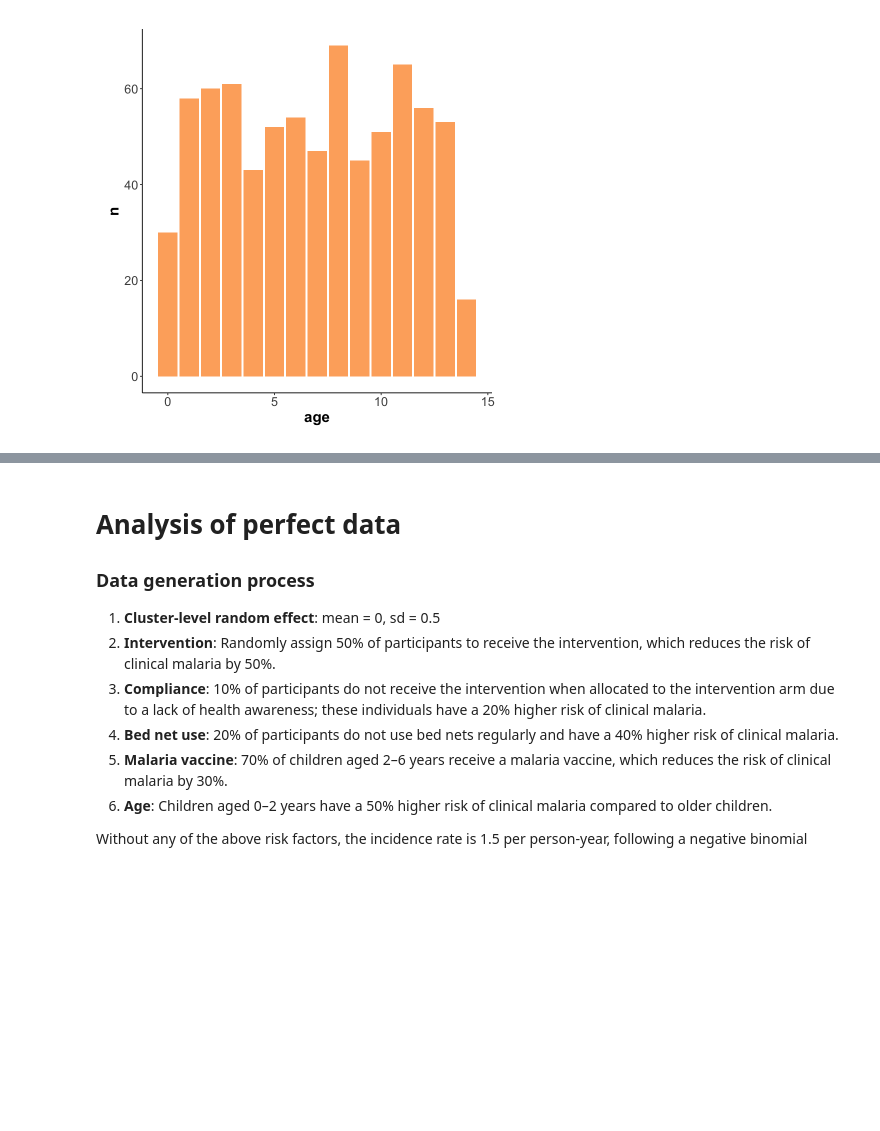
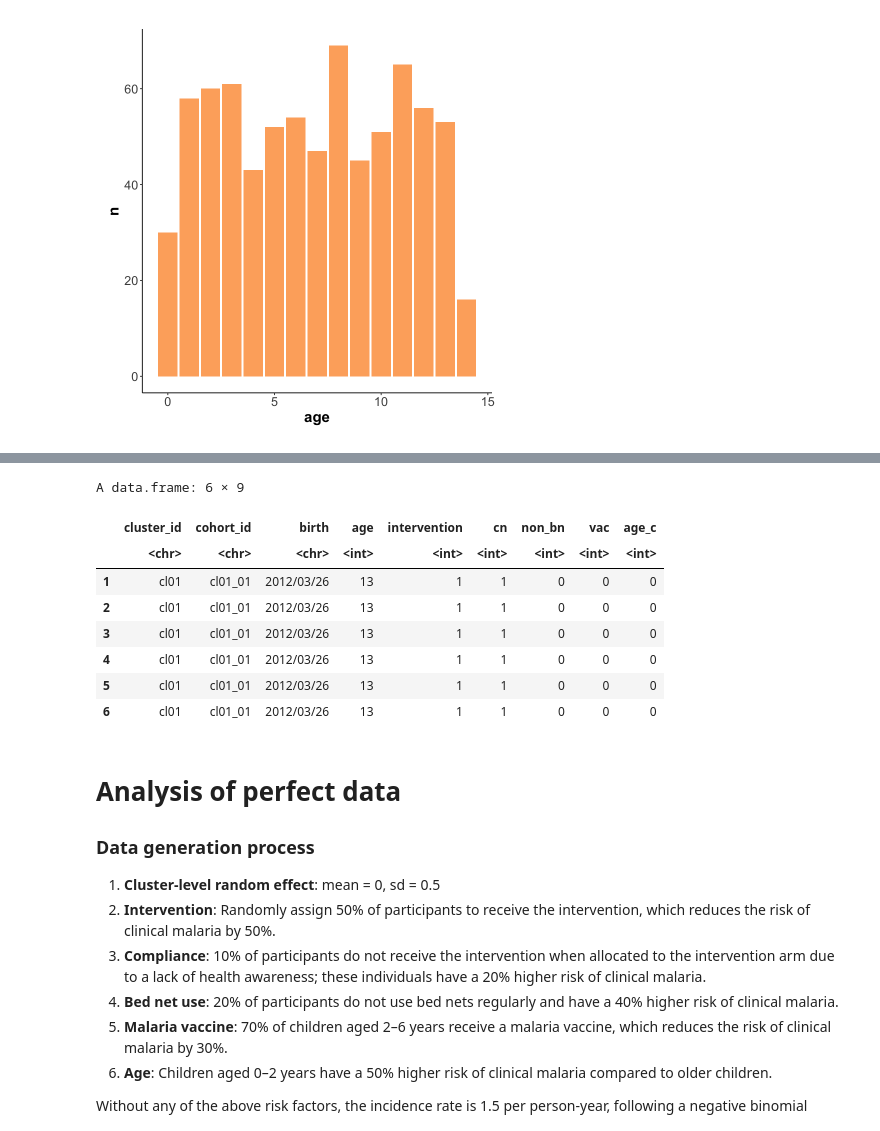
Before and after one commit to KoKYura/KI_PhD_2025, a Jupyter notebook: ki_workshop.ipynb, the cells around one changed output, grey strips where cells are left out. Cells and saved outputs as stored; diff of their text form; code cells hidden in the pictures; blank space fills up the shorter version.

```diff
--- a/ki_workshop.ipynb
+++ b/ki_workshop.ipynb
@@ -131,3 +187,16 @@ ggplot(data = df_cohort_age, aes(x = age, y = n))+
+# %%
+df_var <- read.csv("./data_var.csv")
+head(df_var)
+# %% [output]
+A data.frame: 6 × 9
+|  | cluster_id | cohort_id | birth | age | intervention | cn | non_bn | vac | age_c |
+|  | <chr> | <chr> | <chr> | <int> | <int> | <int> | <int> | <int> | <int> |
+| 1 | cl01 | cl01_01 | 2012/03/26 | 13 | 1 | 1 | 0 | 0 | 0 |
+| 2 | cl01 | cl01_01 | 2012/03/26 | 13 | 1 | 1 | 0 | 0 | 0 |
+| 3 | cl01 | cl01_01 | 2012/03/26 | 13 | 1 | 1 | 0 | 0 | 0 |
+| 4 | cl01 | cl01_01 | 2012/03/26 | 13 | 1 | 1 | 0 | 0 | 0 |
+| 5 | cl01 | cl01_01 | 2012/03/26 | 13 | 1 | 1 | 0 | 0 | 0 |
+| 6 | cl01 | cl01_01 | 2012/03/26 | 13 | 1 | 1 | 0 | 0 | 0 |
 # %% [markdown]
 # Analysis of perfect data
 
```
Also changed, not shown: parts of 13 cells of this notebook.
